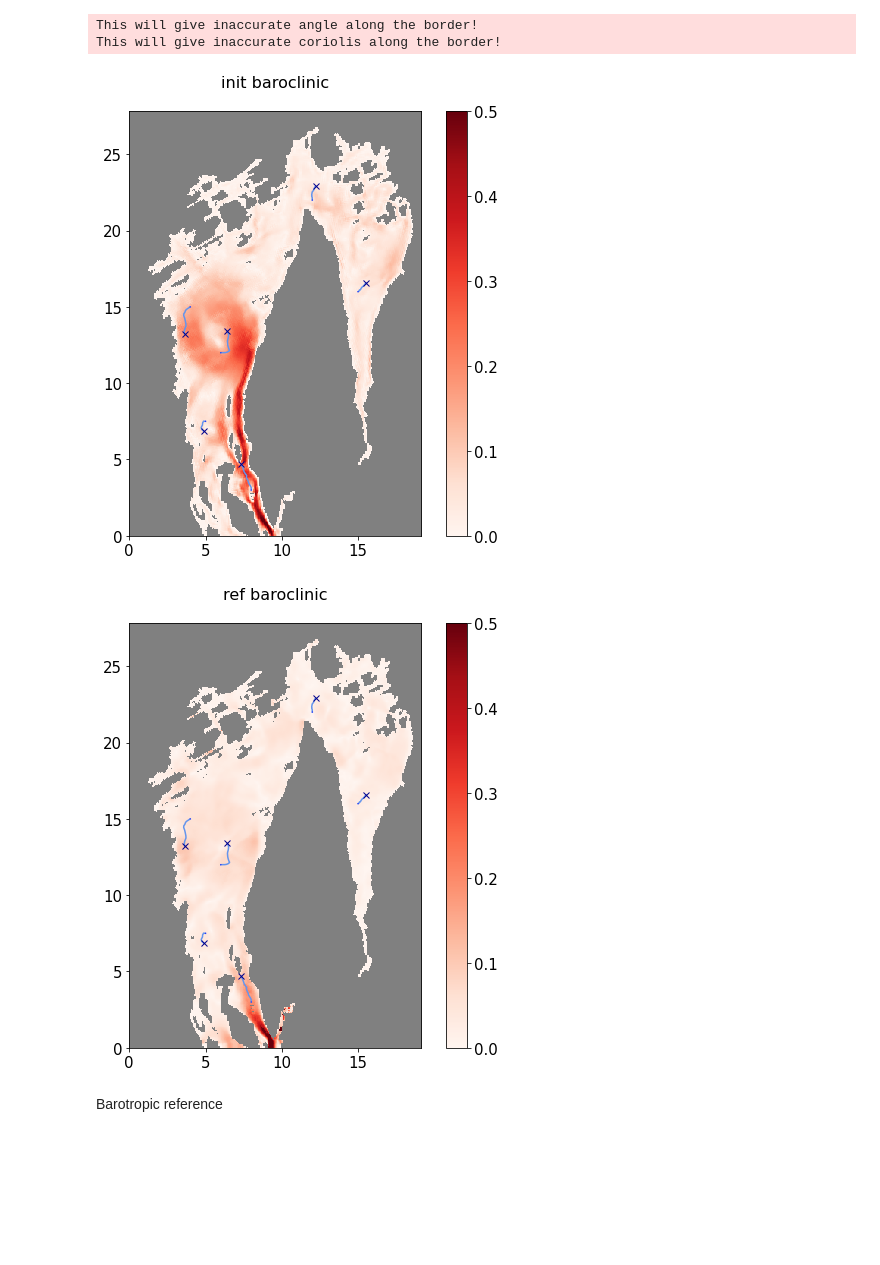
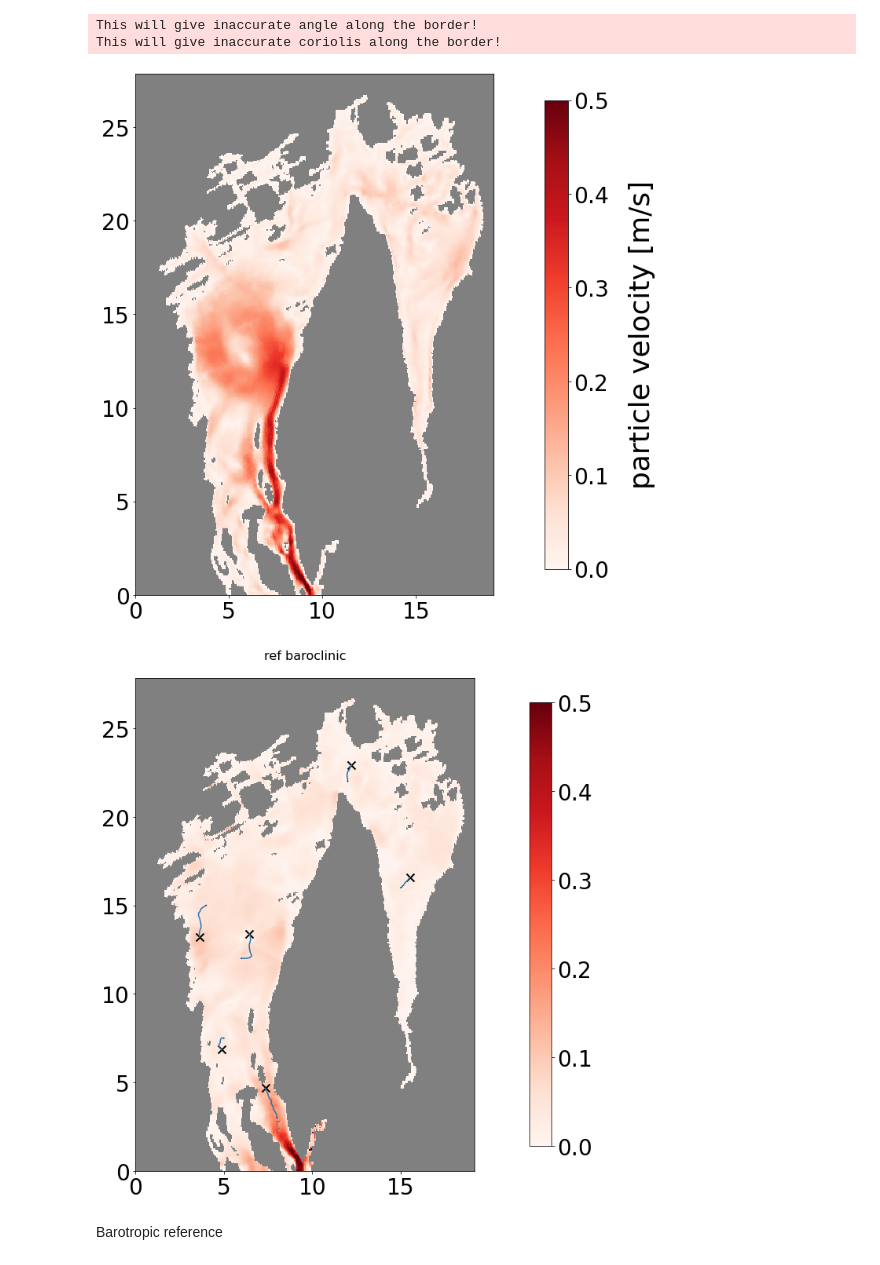
Before and after one commit to sintefmath/reduced-gravity-ocean-model, a Jupyter notebook: notebooks/Oslofjord/Oslofjord-perturbingSingleParameters.ipynb, the cells around one changed output. Cells and saved outputs as stored; diff of their text form; code cells hidden in the pictures; blank space fills up the shorter version.

```diff
--- a/notebooks/Oslofjord/Oslofjord-perturbingSingleParameters.ipynb
+++ b/notebooks/Oslofjord/Oslofjord-perturbingSingleParameters.ipynb
@@ -189,3 +200,24 @@ len(friction_samples)
 # %% [output]
 Reference friction coefficients for baroclinic and barotropic: 0.003 0.003
 11
+# %%
+# Barotropic data args by starting from earlier timesteps and doing a sufficient spin-up
+barotropic_spinup_data_args = []
+
+spinup_t = 24
+
+spinup_barotropic_data_args = NetCDFInitialization.getInitialConditions(source_url, x0, x1, y0, y1, timestep_indices=[np.arange(t_start-spinup_t, t_start+1)], norkyst_data=False, land_value=0.0, download_data=False)
+spinup_barotropic_data_args.pop("wind")
+
+for wind_direction in wind_directions[::9]:
+    print(wind_direction)
+    wind = WindStress.WindStress(t=[0], wind_u=[np.array([[np.cos(np.deg2rad(wind_direction))*10]]).astype(np.float32)], wind_v=[np.array([[np.sin(np.deg2rad(wind_direction))*10]]).astype(np.float32)])
+    spinup_barotropic_sim = CDKLM16.CDKLM16(gpu_ctx, **NetCDFInitialization.removeMetadata(spinup_barotropic_data_args), dt=0.0, wind=wind)
+    spinup_barotropic_sim.step(spinup_t*3600)
+    eta, hu, hv = spinup_barotropic_sim.download()
+
+    spunup_barotropic_data_args = copy.copy(ref_barotropic_data_args)
+    spunup_barotropic_data_args["eta0"] = eta
+    spunup_barotropic_data_args["hu0"] = hu
+    spunup_barotropic_data_args["hv0"] = hv
+    barotropic_spinup_data_args.append(spunup_barotropic_data_args)
@@ -191,0 +234,18 @@ Reference friction coefficients for baroclinic and barotropic: 0.003 0.003
+# %%
+from gpuocean.utils import PlotHelper
+_, H_m = barotropic_ref_sim.downloadBathymetry()
+
+fig, axs = plt.subplots(1,len(barotropic_spinup_data_args),figsize=(5*len(barotropic_spinup_data_args),5))
+for i in range(len(barotropic_spinup_data_args)):
+    eta = barotropic_spinup_data_args[i]["eta0"]
+    hu  = barotropic_spinup_data_args[i]["hu0"]
+    hv  = barotropic_spinup_data_args[i]["hv0"]
+
+    V = PlotHelper.genVelocity(eta + H_m, hu, hv)
+    V.mask = eta.mask
+
+    # Colormaps
+    v_cmap=plt.cm.Oranges
+    v_cmap.set_bad('grey', alpha=1.0)
+
+    axs[i].imshow(V, cmap=v_cmap, vmin=0.0, vmax=0.1)
@@ -454,11 +531,11 @@ This will give inaccurate coriolis along the border!
 # %%
 initV = np.ma.sqrt((ref_baroclinic_data_args["hu0"]/ref_baroclinic_data_args["eta0"])**2 + (ref_baroclinic_data_args["hv0"]/ref_baroclinic_data_args["eta0"])**2)
 refV = np.ma.sqrt((ref_baroclinic_result[0]["hu"]/ref_baroclinic_data_args["eta0"])**2 + (ref_baroclinic_result[0]["hv"]/ref_baroclinic_data_args["eta0"])**2)
-_plot_field(ref_baroclinic_result, initV, ref_sim, T, "init baroclinic", plot_trajectories=True)
+_plot_field(ref_baroclinic_result, initV, ref_sim, T, filename="init_baroclinic", plot_trajectories=False, cbar_label="particle velocity [m/s]")
 _plot_field(ref_baroclinic_result, refV, ref_sim, T, "ref baroclinic", plot_trajectories=True)
 # %% [output]
-[figure, old version]
+[figure, new version]
-[figure, old version]
+[figure, new version]
 # %% [markdown]
 Barotropic reference
 # %%
```
Also changed, not shown: parts of 45 cells of this notebook.
